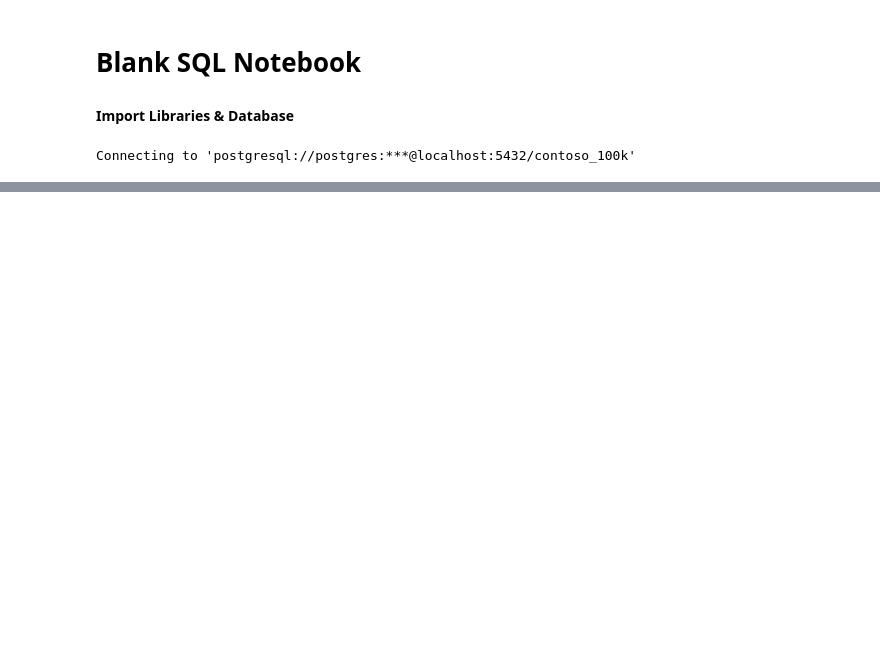
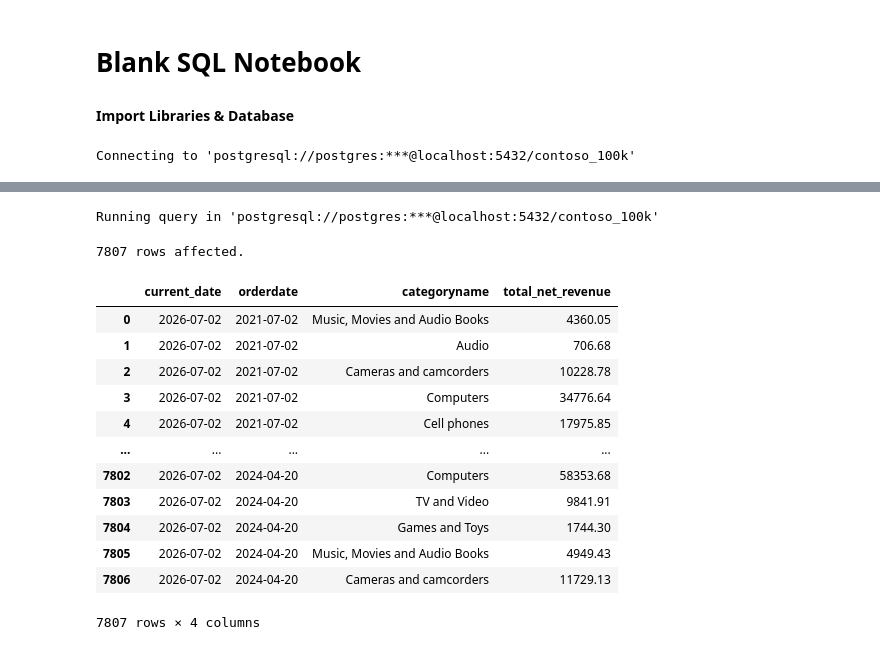
Before and after one commit to lianadni/sql_load, a Jupyter notebook: Resources/Blank_SQL_Notebook.ipynb, the cells around one changed output, grey strips where cells are left out. Drawn from its saved outputs; the diff is of its cells as text; code cells hidden in the pictures; blank space fills up the shorter version.

```diff
--- a/Resources/Blank_SQL_Notebook.ipynb
+++ b/Resources/Blank_SQL_Notebook.ipynb
@@ -152,0 +119,35 @@ Running query in 'postgresql://postgres:***@localhost:5432/contoso_100k'
+# %%
+%%sql
+
+SELECT
+  CURRENT_DATE,
+  S.ORDERDATE AS ORDERDATE,
+  P.CATEGORYNAME,
+  sum (s.quantity*s.netprice*s.exchangerate) as total_net_revenue
+FROM
+SALES S
+LEFT JOIN PRODUCT P ON S.PRODUCTKEY = P.PRODUCTKEY
+WHERE
+ORDERDATE >= CURRENT_DATE - INTERVAL '5 YEARS'
+GROUP BY
+ORDERDATE,
+CATEGORYNAME
+ORDER BY
+ORDERDATE,
+CURRENT_DATE
+# %% [output]
+Running query in 'postgresql://postgres:***@localhost:5432/contoso_100k'
+7807 rows affected.
+|  | current_date | orderdate | categoryname | total_net_revenue |
+| 0 | 2026-07-02 | 2021-07-02 | Music, Movies and Audio Books | 4360.05 |
+| 1 | 2026-07-02 | 2021-07-02 | Audio | 706.68 |
+| 2 | 2026-07-02 | 2021-07-02 | Cameras and camcorders | 10228.78 |
+| 3 | 2026-07-02 | 2021-07-02 | Computers | 34776.64 |
+| 4 | 2026-07-02 | 2021-07-02 | Cell phones | 17975.85 |
+| ... | ... | ... | ... | ... |
+| 7802 | 2026-07-02 | 2024-04-20 | Computers | 58353.68 |
+| 7803 | 2026-07-02 | 2024-04-20 | TV and Video | 9841.91 |
+| 7804 | 2026-07-02 | 2024-04-20 | Games and Toys | 1744.30 |
+| 7805 | 2026-07-02 | 2024-04-20 | Music, Movies and Audio Books | 4949.43 |
+| 7806 | 2026-07-02 | 2024-04-20 | Cameras and camcorders | 11729.13 |
+7807 rows × 4 columns
```
Also changed, not shown: parts of 6 cells of this notebook.
